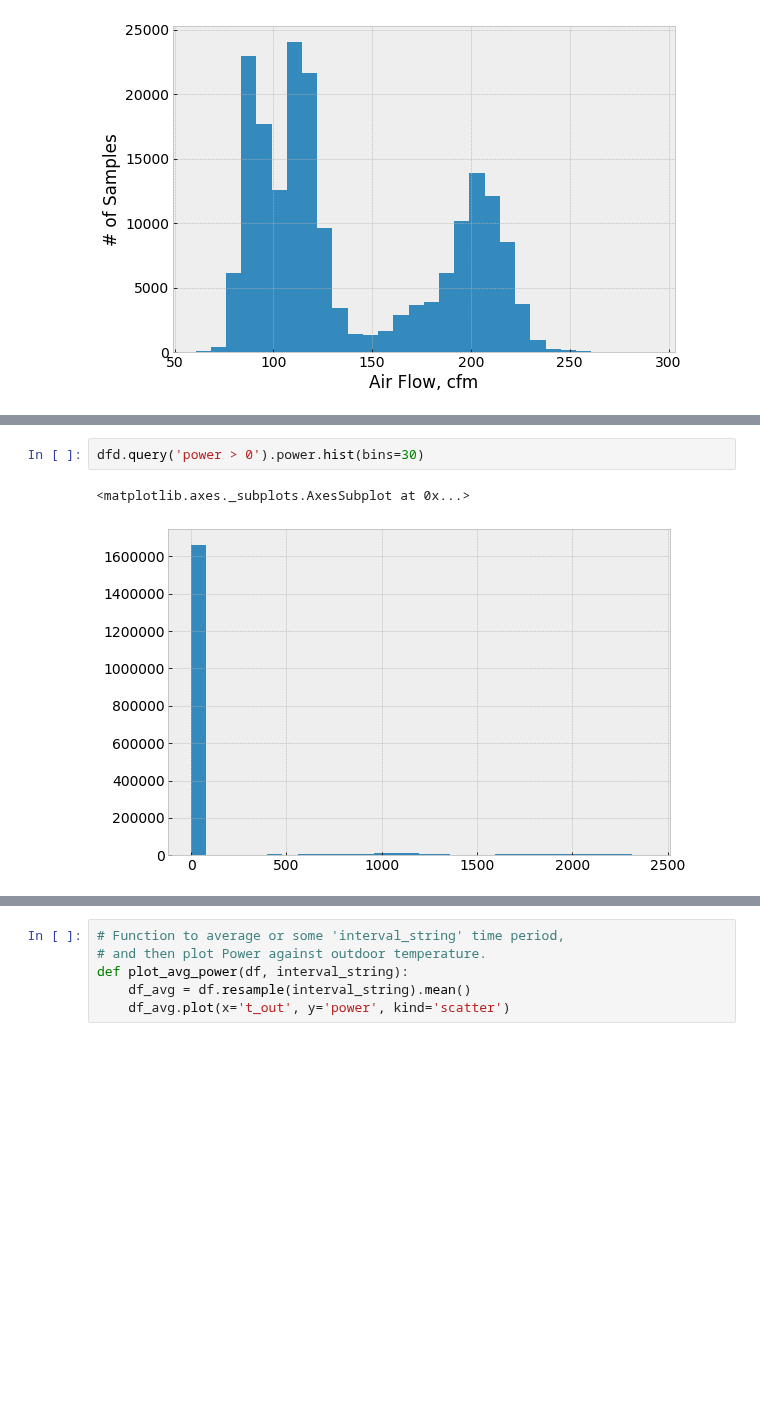
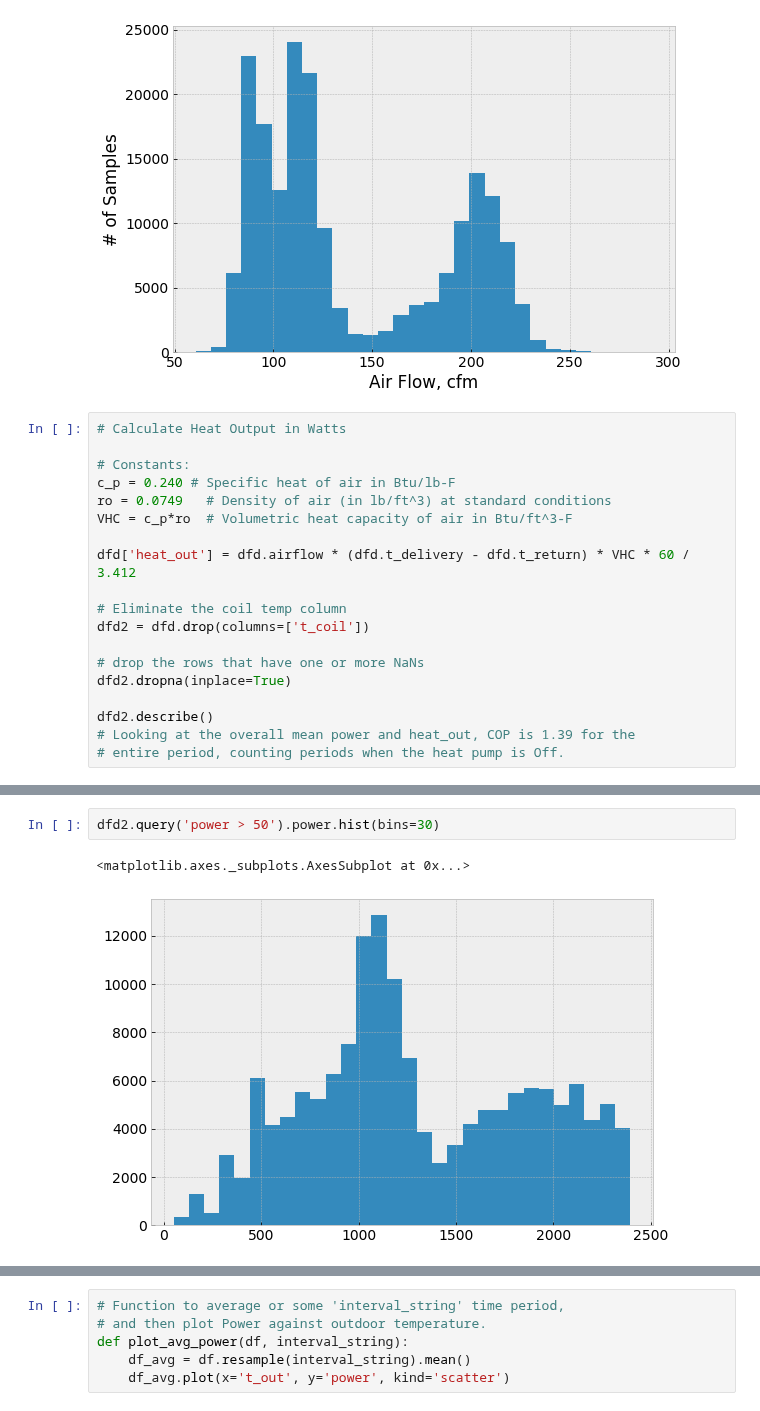
Before and after one commit to alanmitchell/heat-pump-study, a Jupyter notebook: field_studies/cchrc_2015/cchrc_raw_data.ipynb, the cells around one changed output, grey strips where cells are left out. Drawn from its saved outputs; the diff is of its cells as text; blank space fills up the shorter version.

```diff
--- a/field_studies/cchrc_2015/cchrc_raw_data.ipynb
+++ b/field_studies/cchrc_2015/cchrc_raw_data.ipynb
@@ -117,3 +136,22 @@ ylabel('# of Samples')
 # %% [output]
 Text(0,0.5,'# of Samples')
 [figure]
+# %%
+# Calculate Heat Output in Watts
+
+# Constants:
+c_p = 0.240 # Specific heat of air in Btu/lb-F
+ro = 0.0749   # Density of air (in lb/ft^3) at standard conditions
+VHC = c_p*ro  # Volumetric heat capacity of air in Btu/ft^3-F
+
+dfd['heat_out'] = dfd.airflow * (dfd.t_delivery - dfd.t_return) * VHC * 60 / 3.412
+
+# Eliminate the coil temp column
+dfd2 = dfd.drop(columns=['t_coil'])
+
+# drop the rows that have one or more NaNs
+dfd2.dropna(inplace=True)
+
+dfd2.describe()
+# Looking at the overall mean power and heat_out, COP is 1.39 for the
+# entire period, counting periods when the heat pump is Off.
@@ -120,5 +168,5 @@ Text(0,0.5,'# of Samples')
 # %%
-dfd.query('power > 0').power.hist(bins=30)
+dfd2.query('power > 50').power.hist(bins=30)
 # %% [output]
 <matplotlib.axes._subplots.AxesSubplot at 0x...>
-[figure, old version]
+[figure, new version]
```
Also changed, not shown: parts of 18 cells of this notebook.
